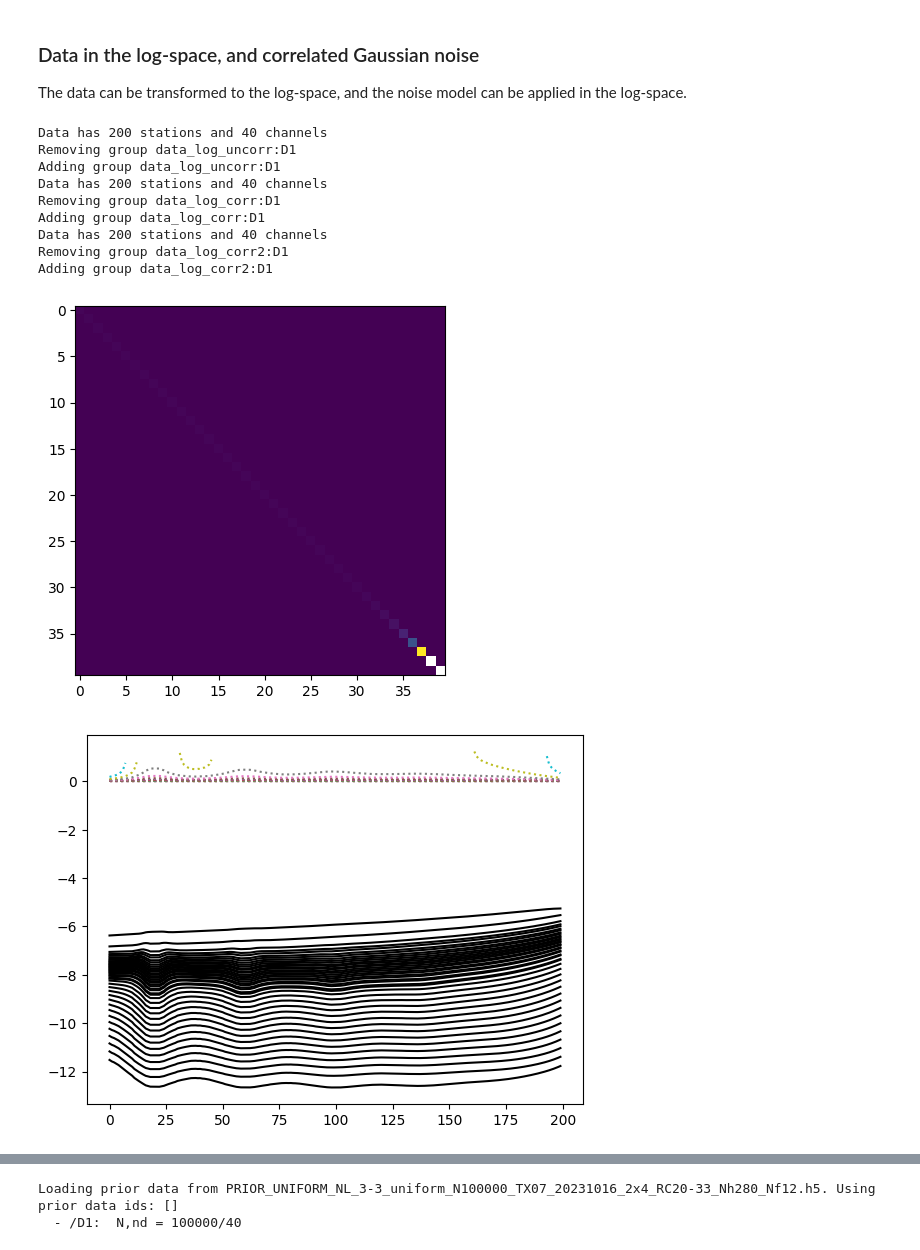
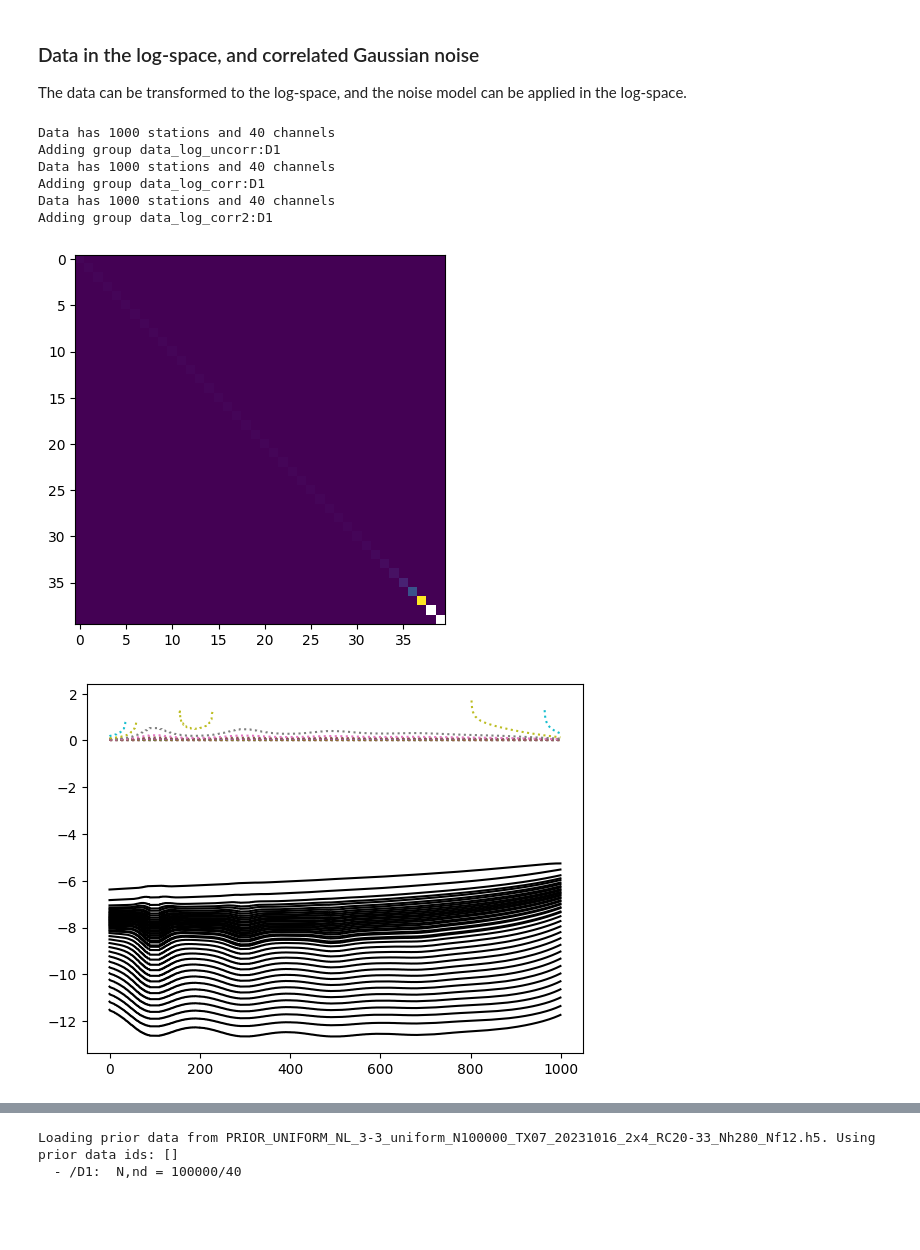
Before and after one commit to cultpenguin/integrate_module, a Jupyter notebook: examples/integrate_gaussian_noise.ipynb, the cells around one changed output, grey strips where cells are left out. Cells and saved outputs as stored; diff of their text form; code cells hidden in the pictures; blank space fills up the shorter version.

```diff
--- a/examples/integrate_gaussian_noise.ipynb
+++ b/examples/integrate_gaussian_noise.ipynb
@@ -43,7 +43,8 @@ if case.lower() == 'wedge':
 elif case.lower() == '3layer':
     # Make 3 layer MODEL
     M_ref, x_ref, z_ref, M_ref_lith = ig.synthetic_case(case='3layer', dx=dx, rho1_1 = rho[0], rho1_2 = rho[1], x_max = 100, x_range = 10)
-    M_ref, x_ref, z_ref, M_ref_lith = ig.synthetic_case(case='3layer', dx=dx, rho1_1 = rho[0], rho1_2 = rho[1], x_max = 200, x_range = 20)
+    #M_ref, x_ref, z_ref, M_ref_lith = ig.synthetic_case(case='3layer', dx=dx, rho1_1 = rho[0], rho1_2 = rho[1], x_max = 200, x_range = 20)
+    M_ref, x_ref, z_ref, M_ref_lith = ig.synthetic_case(case='3layer', dx=dx, rho1_1 = rho[0], rho1_2 = rho[1], x_max = 1000, x_range = 100)
 
 # Create reference data
 f_data_h5 = '%s_%d' % (case,z_max)
@@ -149,15 +153,15 @@ for i in range(ns):
 f_data_h5_arr=[]
 name_arr = []
 
-f_out = ig.save_data_gaussian(D_obs, D_std = D_std, f_data_h5 = 'data_uncorr.h5', id=1, showInfo=0)
+f_out = ig.save_data_gaussian(D_obs, D_std = D_std, f_data_h5 = 'data_uncorr.h5', id=1, showInfo=0, delete_if_exist=True)
 f_data_h5_arr.append(f_out)
 name_arr.append('Uncorrelated noise')
 
-f_out  = ig.save_data_gaussian(D_obs, Cd=Cd_single, f_data_h5 = 'data_corr1.h5', id=1, showInfo=0)
+f_out  = ig.save_data_gaussian(D_obs, Cd=Cd_single, f_data_h5 = 'data_corr1.h5', id=1, showInfo=0, delete_if_exist=True)
 f_data_h5_arr.append(f_out)
 name_arr.append('Correlated noise - mean')
 
-f_out = ig.save_data_gaussian(D_obs, Cd=Cd_mul, f_data_h5 = 'data_corr2.h5', id=1, showInfo=0)
+f_out = ig.save_data_gaussian(D_obs, Cd=Cd_mul, f_data_h5 = 'data_corr2.h5', id=1, showInfo=0, delete_if_exist=True)
 f_data_h5_arr.append(f_out)
 name_arr.append('Correlated noise - individual')
 # %% [output]
@@ -251,7 +252,7 @@ for f_data_h5 in f_data_h5_arr:
     f_post_h5 = ig.integrate_rejection(f_prior_data_h5, f_data_h5,
                                        parallel=parallel,
                                        Ncpu = 8,
-                                       use_N_best=500
+                                       #use_N_best=500
                                        )
     t_elapsed.append(time.time()-t0)
     with h5py.File(f_post_h5, 'r') as f_post:
@@ -317,43 +318,40 @@ The data can be transformed to the log-space, and the noise model can be applied
 # Add constant covariance to Cd -->
 # A simple way to introduce correlated noise
 corrlev = 0.02**2
 
 lD_obs = np.log10(D_ref)
 
 lD_std_up = np.abs(np.log10(D_ref+D_std)-lD_obs)
 lD_std_down = np.abs(np.log10(D_ref-D_std)-lD_obs)
 lD_std = np.abs((lD_std_up+lD_std_down)/2) + np.sqrt(corrlev)
 
 lCd_single = np.diag(np.mean(lD_std, axis=0)**2)+corrlev
 
 plt.imshow(lCd_single)
 
 ns,nd=D_std.shape
 lCd_mul = np.zeros((ns,nd,nd))
 for i in range(ns):
     lCd_mul[i] = np.diag(lD_std[i]**2)+corrlev
 
 plt.figure()
 plt.plot(lD_obs,'k-')
 plt.plot(lD_std,':')
 
 
-f_data_log_1_h5_f_out = ig.save_data_gaussian(lD_obs, D_std = lD_std, f_data_h5 = 'data_log_uncorr', id=1, showInfo=0, is_log=1)
-f_data_log_2_h5_f_out = ig.save_data_gaussian(lD_obs, Cd = lCd_single, f_data_h5 = 'data_log_corr', id=1, showInfo=0, is_log=1)
-f_data_log_3_h5_f_out = ig.save_data_gaussian(lD_obs, Cd = lCd_mul, f_data_h5 = 'data_log_corr2', id=1, showInfo=0, is_log=1)
+f_data_log_1_h5_f_out = ig.save_data_gaussian(lD_obs, D_std = lD_std, f_data_h5 = 'data_log_uncorr', id=1, showInfo=0, is_log=1, delete_if_exist=True)
+f_data_log_2_h5_f_out = ig.save_data_gaussian(lD_obs, Cd = lCd_single, f_data_h5 = 'data_log_corr', id=1, showInfo=0, is_log=1, delete_if_exist=True)
+f_data_log_3_h5_f_out = ig.save_data_gaussian(lD_obs, Cd = lCd_mul, f_data_h5 = 'data_log_corr2', id=1, showInfo=0, is_log=1, delete_if_exist=True)
 f_data_arr = [f_data_log_1_h5_f_out,f_data_log_2_h5_f_out,f_data_log_3_h5_f_out]
 # %% [output]
-Data has 200 stations and 40 channels
-Removing group data_log_uncorr:D1
+Data has 1000 stations and 40 channels
 Adding group data_log_uncorr:D1
-Data has 200 stations and 40 channels
-Removing group data_log_corr:D1
+Data has 1000 stations and 40 channels
 Adding group data_log_corr:D1
-Data has 200 stations and 40 channels
-Removing group data_log_corr2:D1
+Data has 1000 stations and 40 channels
 Adding group data_log_corr2:D1
 [figure]
-[figure, old version]
+[figure, new version]
 # %%
 lCd_single
 # %% [output]
```
Also changed, not shown: parts of 14 cells of this notebook, 2 other files.
